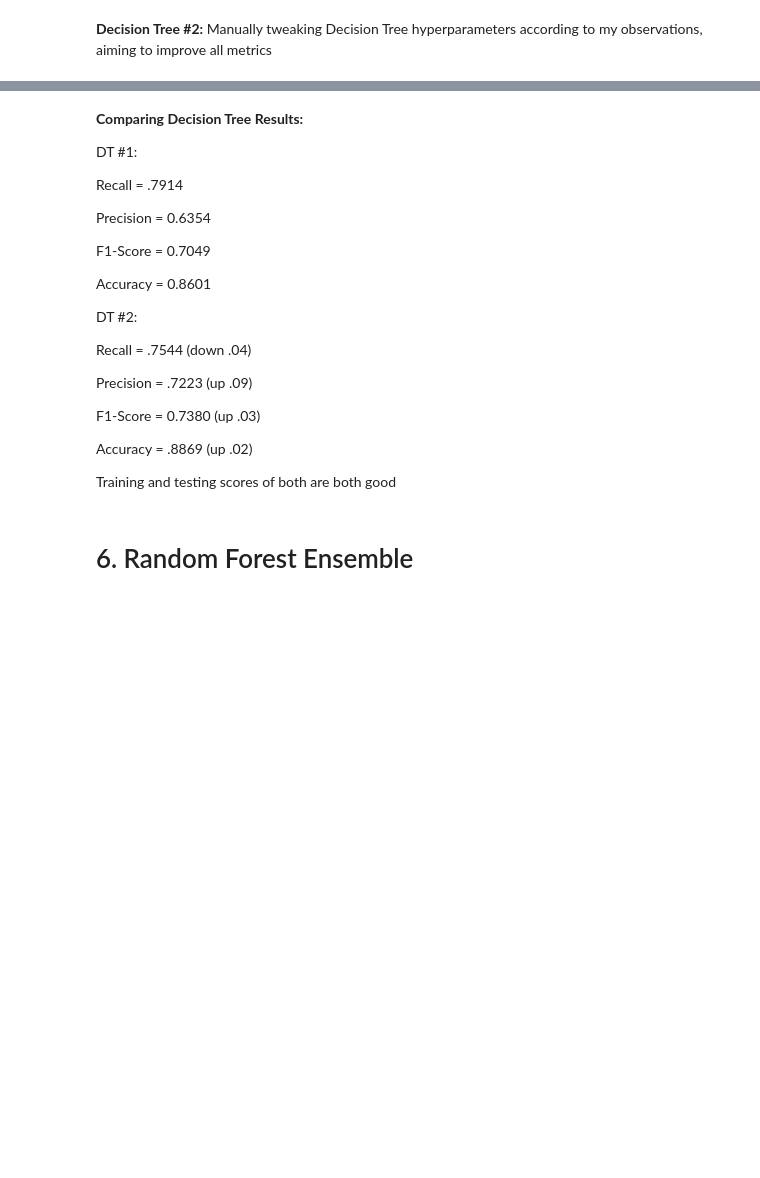
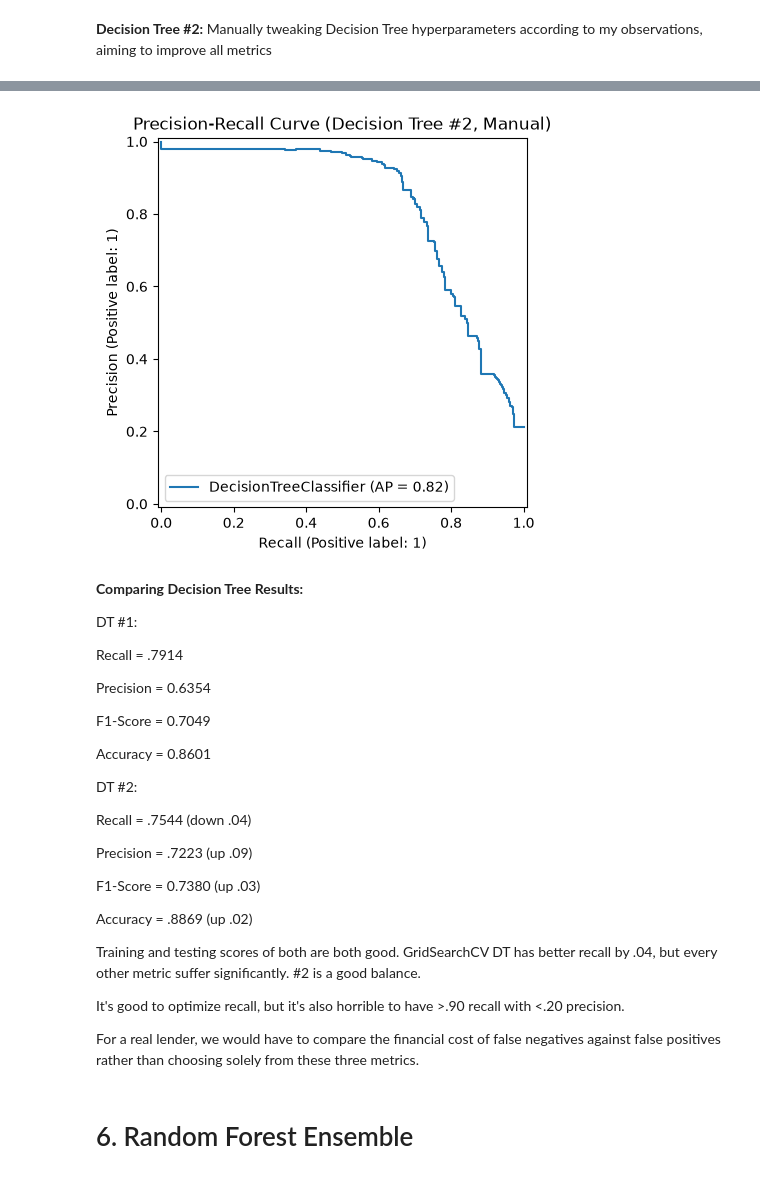
Before and after one commit to mattmaselli/loan-default-prediction, a Jupyter notebook: loan_prediction.ipynb, the cells around one changed output, grey strips where cells are left out. Cells and saved outputs as stored; diff of their text form; code cells hidden in the pictures; blank space fills up the shorter version.

```diff
--- a/loan_prediction.ipynb
+++ b/loan_prediction.ipynb
@@ -794,6 +819,12 @@ Accuracy: 0.8869
 Confusion matrix:
  [[4743  399]
  [ 338 1038]]
+# %%
+PrecisionRecallDisplay.from_estimator(decisionTree, X_test_dt, y_test)
+plt.title("Precision-Recall Curve (Decision Tree #2, Manual)")
+plt.show()
+# %% [output]
+[figure, added]
 # %% [markdown]
 **Comparing Decision Tree Results:**
 
@@ -817,7 +848,11 @@ F1-Score = 0.7380 (up .03)
 
 Accuracy = .8869 (up .02)
 
-Training and testing scores of both are both good
+Training and testing scores of both are both good. GridSearchCV DT has better recall by .04, but every other metric suffer significantly. #2 is a good balance.
+
+It's good to optimize recall, but it's also horrible to have >.90 recall with <.20 precision.
+
+For a real lender, we would have to compare the financial cost of false negatives against false positives rather than choosing solely from these three metrics.
 # %% [markdown]
 # 6. Random Forest Ensemble
 # %% [markdown]
```
Also changed, not shown: parts of 12 cells of this notebook.
